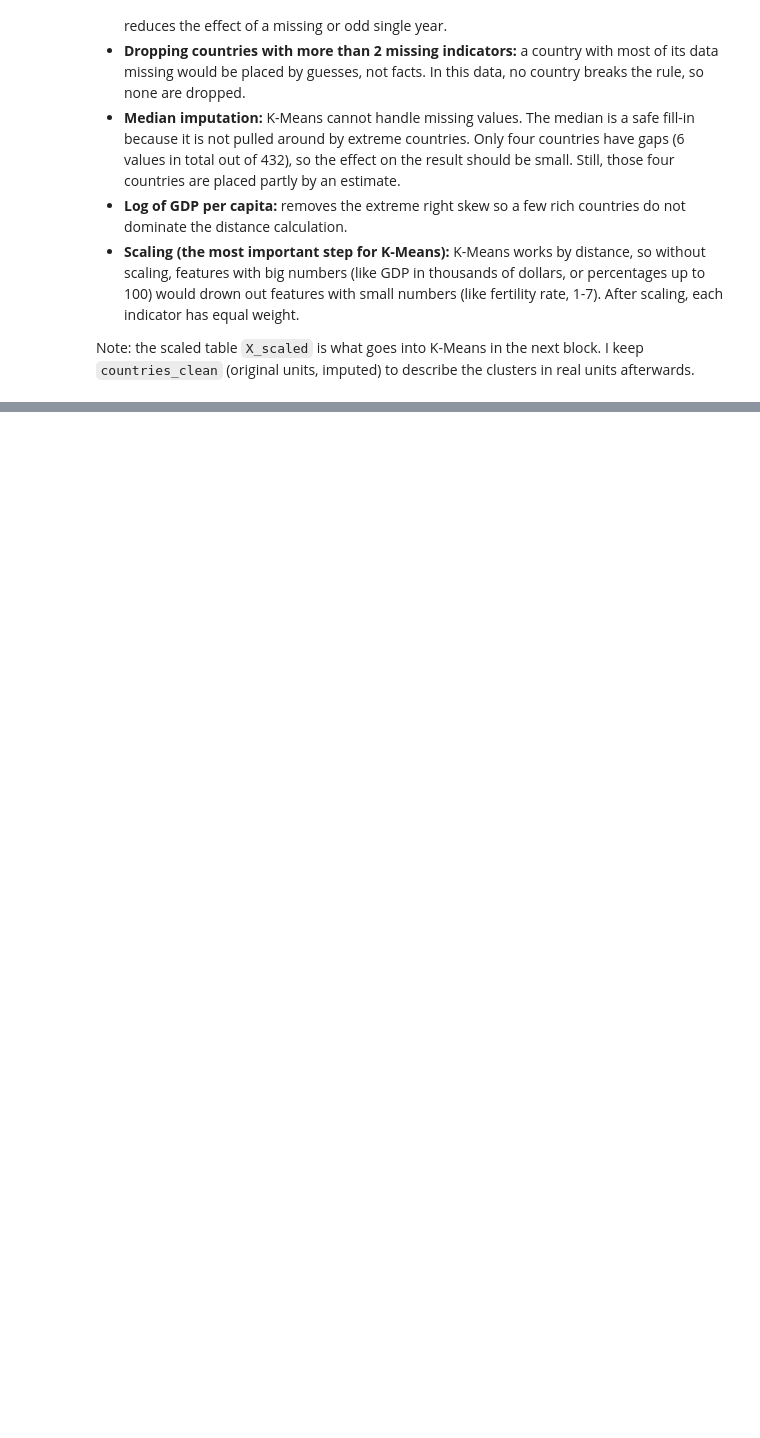
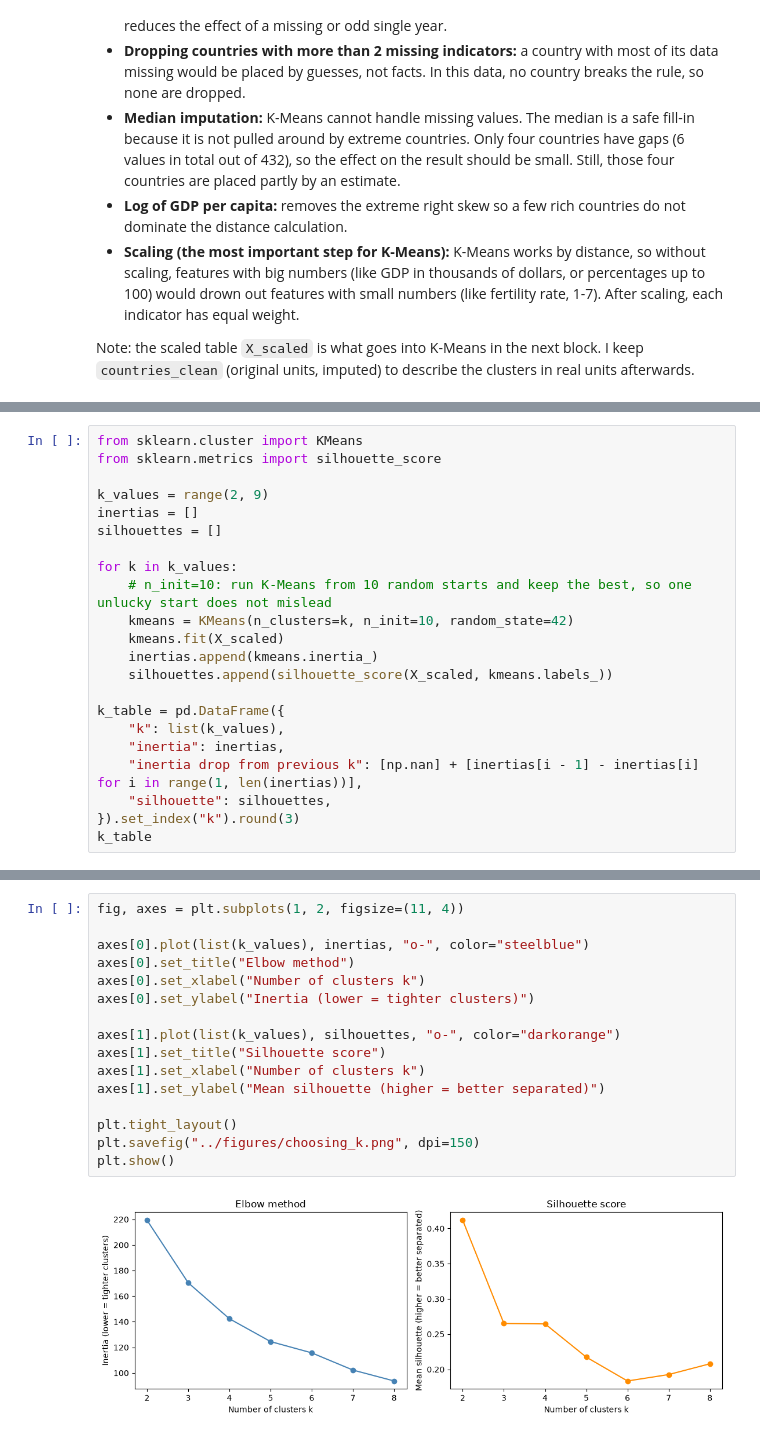
Before and after one commit to Mishiez/learning-patterns-ml, a Jupyter notebook: j1-supervised-unsupervised/notebooks/02_unsupervised_africa_indicators.ipynb, the cells around one changed output, grey strips where cells are left out. Saved outputs shown, nothing was run; the diff lists cells and outputs as text; blank space fills up the shorter version.

Commit message:
k-means + PCA visualization

```diff
--- a/j1-supervised-unsupervised/notebooks/02_unsupervised_africa_indicators.ipynb
+++ b/j1-supervised-unsupervised/notebooks/02_unsupervised_africa_indicators.ipynb
@@ -227,0 +236,22 @@ Note: the scaled table `X_scaled` is what goes into K-Means in the next block. I
+# %%
+from sklearn.cluster import KMeans
+from sklearn.metrics import silhouette_score
+
+k_values = range(2, 9)
+inertias = []
+silhouettes = []
+
+for k in k_values:
+    # n_init=10: run K-Means from 10 random starts and keep the best, so one unlucky start does not mislead
+    kmeans = KMeans(n_clusters=k, n_init=10, random_state=42)
+    kmeans.fit(X_scaled)
+    inertias.append(kmeans.inertia_)
+    silhouettes.append(silhouette_score(X_scaled, kmeans.labels_))
+
+k_table = pd.DataFrame({
+    "k": list(k_values),
+    "inertia": inertias,
+    "inertia drop from previous k": [np.nan] + [inertias[i - 1] - inertias[i] for i in range(1, len(inertias))],
+    "silhouette": silhouettes,
+}).set_index("k").round(3)
+k_table
@@ -227,0 +268,18 @@ Note: the scaled table `X_scaled` is what goes into K-Means in the next block. I
+# %%
+fig, axes = plt.subplots(1, 2, figsize=(11, 4))
+
+axes[0].plot(list(k_values), inertias, "o-", color="steelblue")
+axes[0].set_title("Elbow method")
+axes[0].set_xlabel("Number of clusters k")
+axes[0].set_ylabel("Inertia (lower = tighter clusters)")
+
+axes[1].plot(list(k_values), silhouettes, "o-", color="darkorange")
+axes[1].set_title("Silhouette score")
+axes[1].set_xlabel("Number of clusters k")
+axes[1].set_ylabel("Mean silhouette (higher = better separated)")
+
+plt.tight_layout()
+plt.savefig("../figures/choosing_k.png", dpi=150)
+plt.show()
+# %% [output]
+[figure, added]
```
Also changed, not shown: parts of 11 cells of this notebook, 3 other files.
